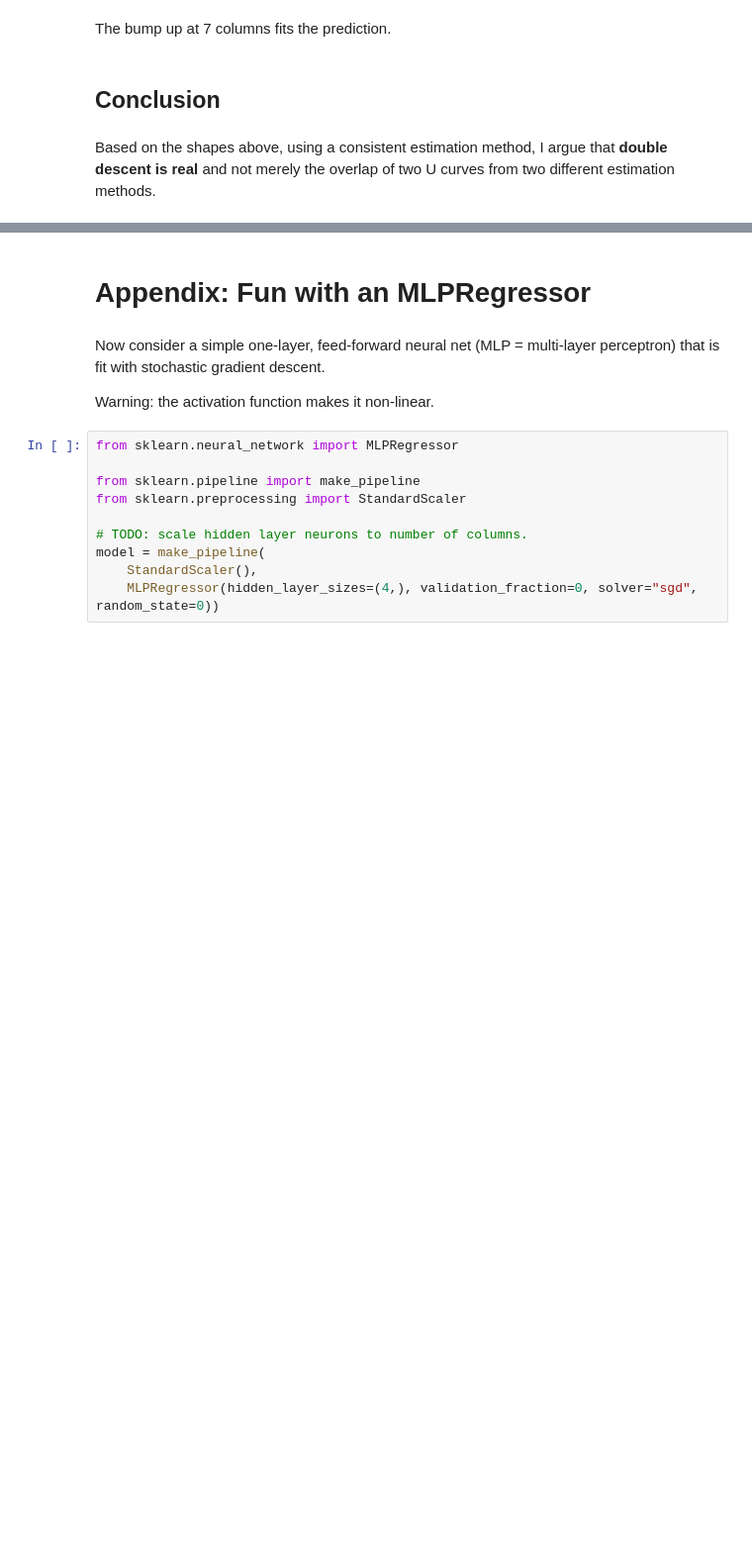
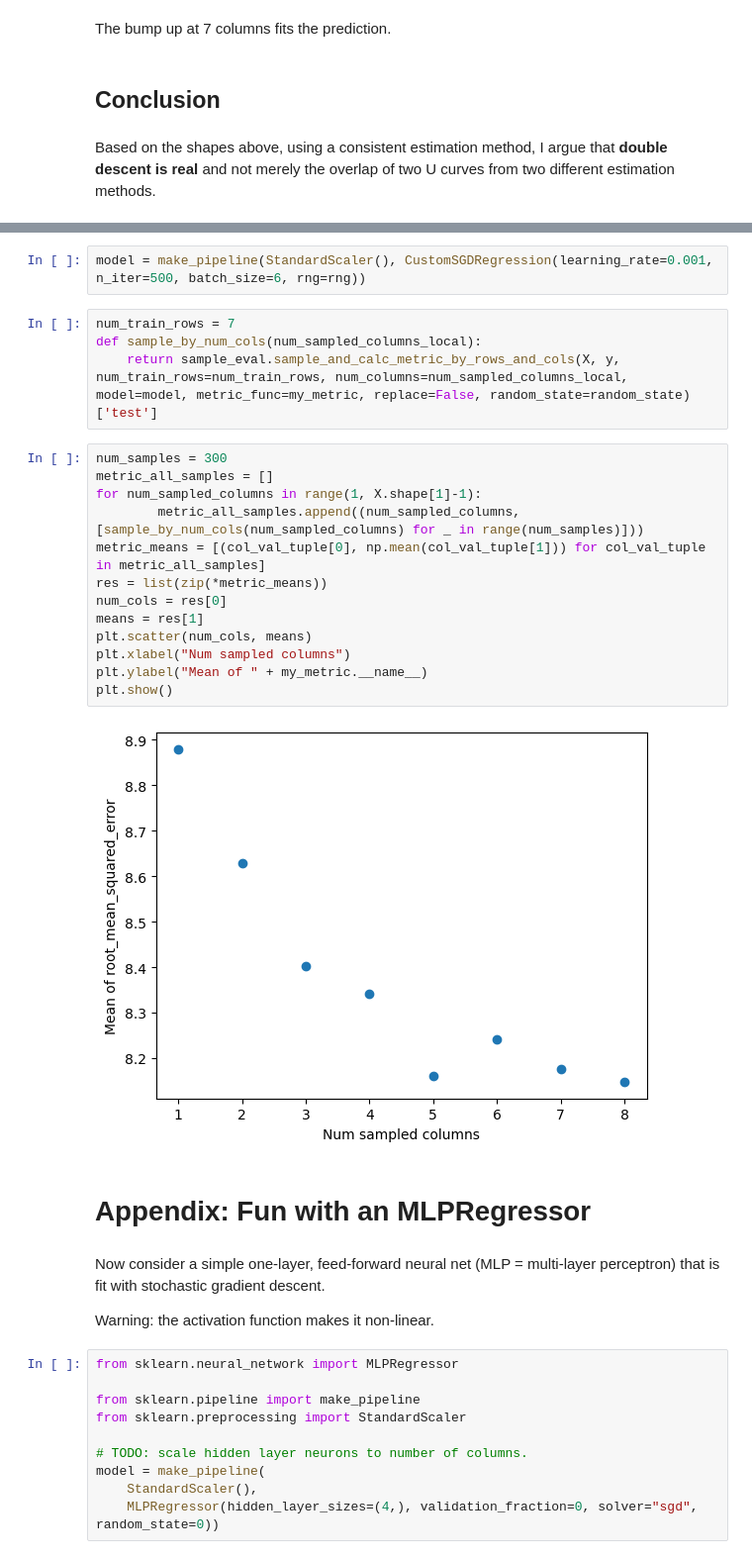
Before and after one commit to jeanimal/double_descent_dar, a Jupyter notebook: double_descent_mtcars_reg.ipynb, the cells around one changed output, grey strips where cells are left out. Shown at 99% size. Cells and saved outputs as stored; diff of their text form; blank space fills up the shorter version.

```diff
--- a/double_descent_mtcars_reg.ipynb
+++ b/double_descent_mtcars_reg.ipynb
@@ -404,3 +511,24 @@ Based on the shapes above, using a consistent estimation method, I argue that **
+# %%
+model = make_pipeline(StandardScaler(), CustomSGDRegression(learning_rate=0.001, n_iter=500, batch_size=6, rng=rng))
+# %%
+num_train_rows = 7
+def sample_by_num_cols(num_sampled_columns_local):
+    return sample_eval.sample_and_calc_metric_by_rows_and_cols(X, y, num_train_rows=num_train_rows, num_columns=num_sampled_columns_local, model=model, metric_func=my_metric, replace=False, random_state=random_state)['test']
+# %%
+num_samples = 300
+metric_all_samples = []
+for num_sampled_columns in range(1, X.shape[1]-1):
+        metric_all_samples.append((num_sampled_columns, [sample_by_num_cols(num_sampled_columns) for _ in range(num_samples)]))
+metric_means = [(col_val_tuple[0], np.mean(col_val_tuple[1])) for col_val_tuple in metric_all_samples]
+res = list(zip(*metric_means))
+num_cols = res[0]
+means = res[1]
+plt.scatter(num_cols, means)
+plt.xlabel("Num sampled columns")
+plt.ylabel("Mean of " + my_metric.__name__)
+plt.show()
+# %% [output]
+[figure, added]
 # %% [markdown]
 # Appendix: Fun with an MLPRegressor
 # %% [markdown]
```
Also changed, not shown: parts of 16 cells of this notebook.
